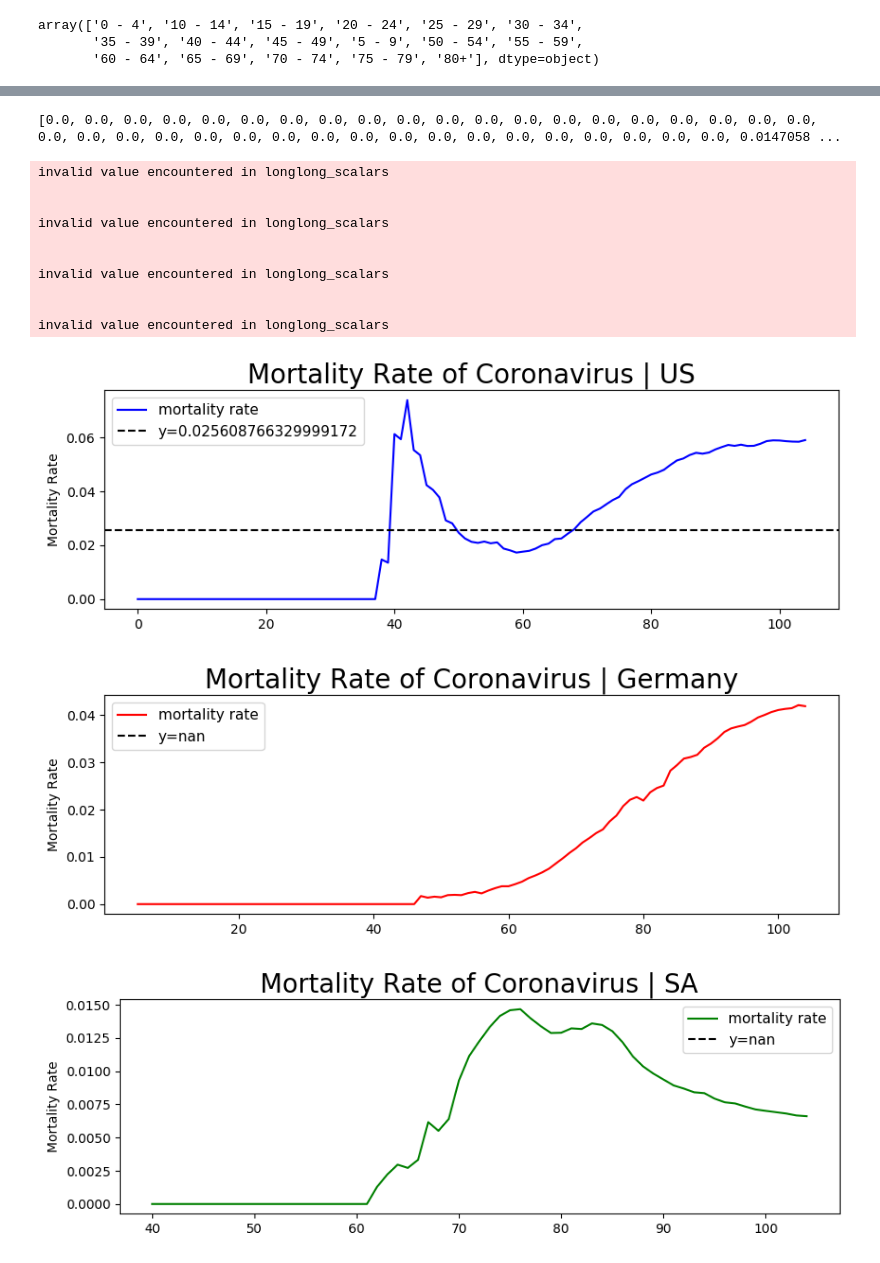
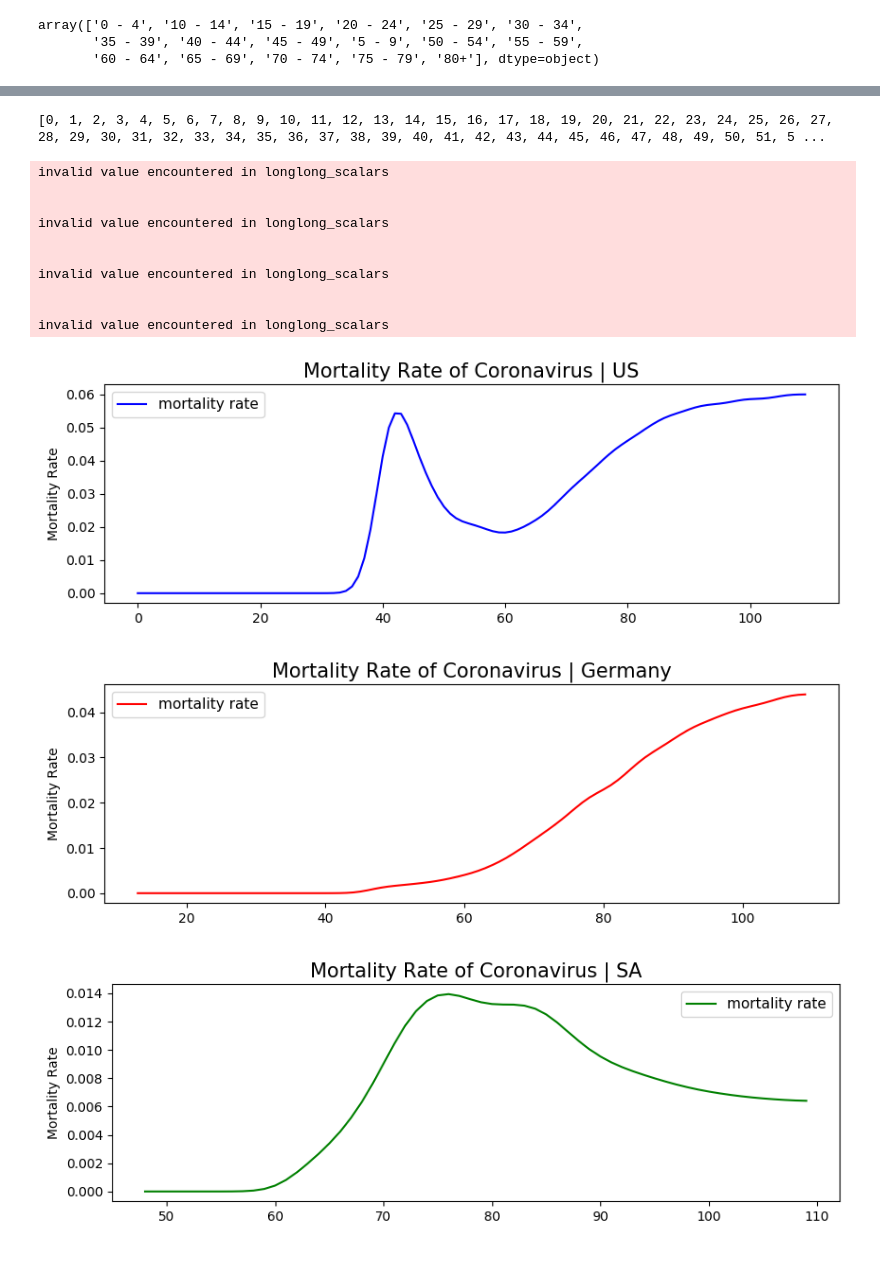
Before and after one commit to athlatif/COVID-19_Paper, a Jupyter notebook: COVID-19 paper.ipynb, the cells around one changed output, grey strips where cells are left out. Cells and saved outputs as stored; diff of their text form; code cells hidden in the pictures.

```diff
--- a/COVID-19 paper.ipynb
+++ b/COVID-19 paper.ipynb
@@ -855,13 +1029,24 @@ for b in range(0,len(Saudi_cases)-1):
     mortality_rate_SA.append(Saudi_deaths[b]/Saudi_cases[b])
 
 
-Days = []
+gerdays = []
 for n in range(0,len(germany_cases)-1):
-    Days.append(n)
+    gerdays.append(n)
 
-print(mortality_rate_US)
+sadays = []
+for n in range(0,len(Saudi_cases)-1):
+    sadays.append(n)
+
+usday = []
+for n in range(0,len(us_cases)-1):
+    usday.append(n)
+
+
+
+
+print(sadays)
 # %% [output]
-[0.0, 0.0, 0.0, 0.0, 0.0, 0.0, 0.0, 0.0, 0.0, 0.0, 0.0, 0.0, 0.0, 0.0, 0.0, 0.0, 0.0, 0.0, 0.0, 0.0, 0.0, 0.0, 0.0, 0.0, 0.0, 0.0, 0.0, 0.0, 0.0, 0.0, 0.0, 0.0, 0.0, 0.0, 0.0, 0.0, 0.0, 0.0, 0.0147058 ...
+[0, 1, 2, 3, 4, 5, 6, 7, 8, 9, 10, 11, 12, 13, 14, 15, 16, 17, 18, 19, 20, 21, 22, 23, 24, 25, 26, 27, 28, 29, 30, 31, 32, 33, 34, 35, 36, 37, 38, 39, 40, 41, 42, 43, 44, 45, 46, 47, 48, 49, 50, 51, 5 ...
 invalid value encountered in longlong_scalars
 
 
@@ -873,40 +1058,40 @@ invalid value encountered in longlong_scalars
 
 invalid value encountered in longlong_scalars
 # %%
-mean_mortality_rate = np.mean(mortality_rate_US)
+
 plt.figure(figsize=(10, 3))
-plt.plot(Days, mortality_rate_US, color='blue')
-plt.axhline(y = mean_mortality_rate,linestyle='--', color='black')
-plt.title('Mortality Rate of Coronavirus | US', size=20)
-plt.legend(['mortality rate', 'y='+str(mean_mortality_rate)], prop={'size': 11})
+
+ysmoothed = gaussian_filter1d(mortality_rate_US, sigma=2)
+plt.plot(usday, ysmoothed, color='blue')
+plt.title('Mortality Rate of Coronavirus | US', size=15)
+plt.legend(['mortality rate'], prop={'size': 11})
 plt.ylabel('Mortality Rate')
 plt.xticks(size=10)
 plt.yticks(size=10)
 plt.show()
 
-mean_mortality_rate = np.mean(mortality_rate_ger)
+
 plt.figure(figsize=(10, 3))
-plt.plot(Days, mortality_rate_ger, color='red')
-plt.axhline(y = mean_mortality_rate,linestyle='--', color='black')
-plt.title('Mortality Rate of Coronavirus | Germany', size=20)
-plt.legend(['mortality rate', 'y='+str(mean_mortality_rate)], prop={'size': 11})
+ysmoothed = gaussian_filter1d(mortality_rate_ger, sigma=2)
+plt.plot(gerdays, ysmoothed, color='red')
+plt.title('Mortality Rate of Coronavirus | Germany', size=15)
+plt.legend(['mortality rate'], prop={'size': 11})
 plt.ylabel('Mortality Rate')
 plt.xticks(size=10)
 plt.yticks(size=10)
 plt.show()
 
-mean_mortality_rate = np.mean(mortality_rate_SA)
 plt.figure(figsize=(10, 3))
-plt.plot(Days, mortality_rate_SA, color='green')
-plt.axhline(y = mean_mortality_rate,linestyle='--', color='black')
-plt.title('Mortality Rate of Coronavirus | SA', size=20)
-plt.legend(['mortality rate', 'y='+str(mean_mortality_rate)], prop={'size': 11})
+ysmoothed = gaussian_filter1d(mortality_rate_SA, sigma=2)
+plt.plot(sadays, ysmoothed, color='green')
+plt.title('Mortality Rate of Coronavirus | SA', size=15)
+plt.legend(['mortality rate'], prop={'size': 11})
 plt.ylabel('Mortality Rate')
 plt.xticks(size=10)
 plt.yticks(size=10)
 plt.show()
 # %% [output]
-[figure, old version]
+[figure, new version]
-[figure, old version]
+[figure, new version]
-[figure, old version]
+[figure, new version]
 # %%
```
Also changed, not shown: parts of 13 cells of this notebook, 1 other file.
